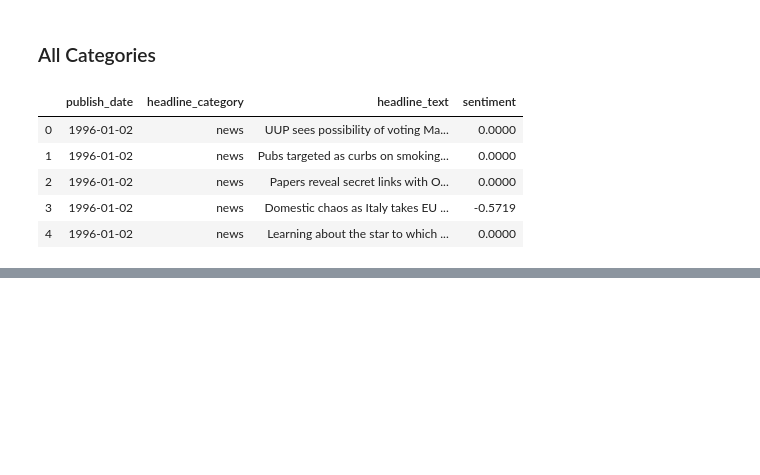
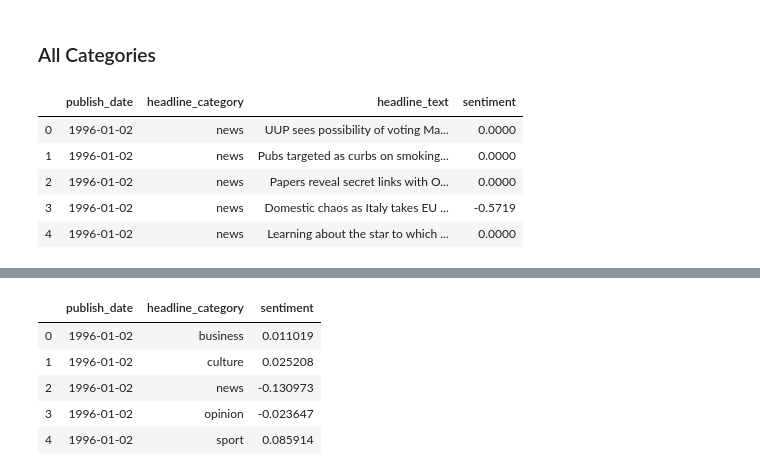
Before and after one commit to matthewnally/IrishTimesSentimentAnalysis, a Jupyter notebook: irish_times_sentiment_analysis.ipynb, the cells around one changed output, grey strips where cells are left out. Saved outputs shown, nothing was run; the diff lists cells and outputs as text; code cells hidden in the pictures; blank space fills up the shorter version.

```diff
--- a/irish_times_sentiment_analysis.ipynb
+++ b/irish_times_sentiment_analysis.ipynb
@@ -122,0 +136,10 @@ data.head()
+# %%
+df_by_day = data.groupby(["publish_date", "headline_category"]).mean().reset_index().copy()
+df_by_day.head()
+# %% [output]
+|  | publish_date | headline_category | sentiment |
+| 0 | 1996-01-02 | business | 0.011019 |
+| 1 | 1996-01-02 | culture | 0.025208 |
+| 2 | 1996-01-02 | news | -0.130973 |
+| 3 | 1996-01-02 | opinion | -0.023647 |
+| 4 | 1996-01-02 | sport | 0.085914 |
```
Also changed, not shown: parts of 4 cells of this notebook.
